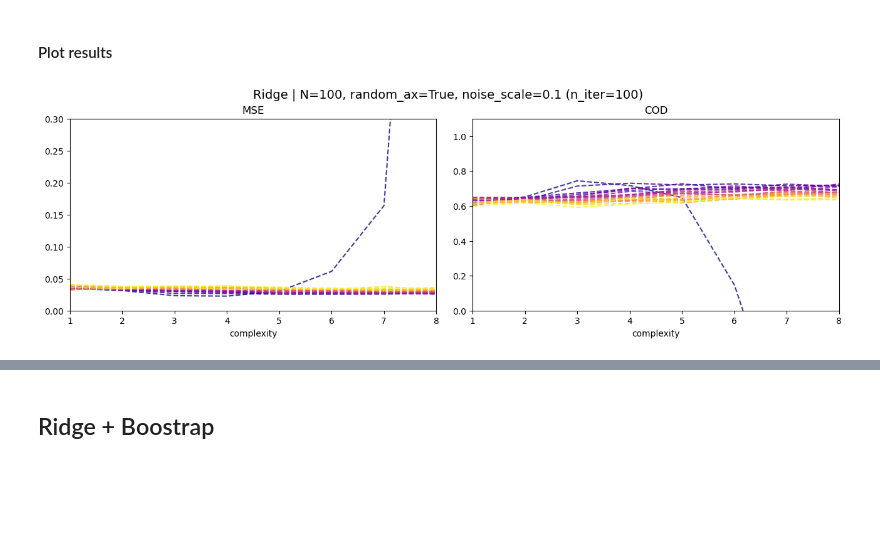
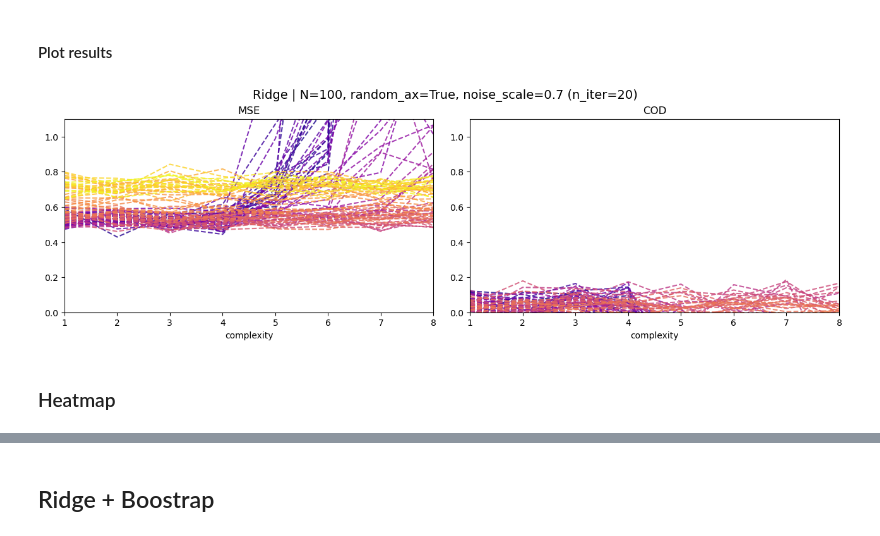
Before and after one commit to iKiru-hub/compML, a Jupyter notebook: Untitled1.ipynb, the cells around one changed output, grey strips where cells are left out. Cells and saved outputs as stored; diff of their text form; code cells hidden in the pictures; blank space fills up the shorter version.

Commit message:
heatmap lasso

```diff
--- a/Untitled1.ipynb
+++ b/Untitled1.ipynb
@@ -504,9 +595,9 @@ DATA
 # %% [markdown]
 SETTINGS
 # %%
-nb_lambdas = 10
-lambdas = np.linspace(0, 1, nb_lambdas)
-degrees = range(1, 20)
+nb_lambdas = 100
+lambdas = np.linspace(0, 2, nb_lambdas)
+degrees = range(1, 9)
 # %% [markdown]
 RUN
 # %%
@@ -588,7 +679,7 @@ for i, l in enumerate(lambdas):
     axs[0].plot(degrees, record['mse_test'][i, :], '--', color=colors[i], label=f"Test $\lambda$={l:.1f}", alpha=alpha)
     axs[0].set_title(f"MSE")
     axs[0].set_xlabel('complexity')
-    axs[0].legend(loc='upper left', fontsize=7)
+    #axs[0].legend(loc='upper left', fontsize=7)
     axs[0].set_xticks(degrees)
     axs[0].grid()
 
@@ -597,7 +688,7 @@ for i, l in enumerate(lambdas):
 
     axs[1].set_title(f"COD")
     axs[1].set_xlabel('complexity')
-    axs[1].legend(loc='upper left', fontsize=7)
+    #axs[1].legend(loc='upper left', fontsize=7)
     axs[1].set_xticks(degrees)
     axs[1].grid()
 
@@ -616,15 +707,16 @@ DATA
 # %%
 N = 100
 random_ax = True
-noise_scale = 0.1
+noise_scale = 0.7
 (x, y, z), (xm, ym, zm) = u.generate_data(N=N, random_ax=random_ax, noise_scale=noise_scale)
 # %% [markdown]
 SETTINGS
 # %%
-n_iter = 100
-nb_lambdas = 20
-lambdas = np.linspace(0, 1, nb_lambdas)
-degrees = range(1, 20)
+n_iter = 20
+nb_lambdas = 100
+#lambdas = np.linspace(0, 1, nb_lambdas)
+lambdas = np.logspace(-12, 7, nb_lambdas)
+degrees = range(1, 11)
 # %% [markdown]
 RUN
 # %%
@@ -711,32 +803,34 @@ colors = plt.cm.plasma(np.linspace(0, 1, nb_lambdas))
 
 # figure
 fig, axs = plt.subplots(1, 2, figsize=(13, 4), sharex=True)
 fig.suptitle(f'Ridge | {N=}, {random_ax=}, {noise_scale=} ({n_iter=})', fontsize=14)
 fig.tight_layout(h_pad=2)
 
 for i, l in enumerate(lambdas):
     #axs[0].plot(degrees, tot_record['mse_train'][i, :], '-', color=colors[i], alpha=alpha, label=f"Train $\lambda$={l:.1f}")
     axs[0].plot(degrees, tot_record['mse_test'][i, :], '--', color=colors[i], label=f"Test $\lambda$={l:.1f}", alpha=alpha)
     axs[0].set_title(f"MSE")
     axs[0].set_xlabel('complexity')
     #axs[0].legend(loc='upper left', fontsize=7)
     axs[0].set_xticks(degrees)
     axs[0].grid()
 
     #axs[1].plot(degrees, tot_record['cod_train'][i, :], '-', color=colors[i], alpha=alpha, label=f"Train $\lambda$={l:.1f}")
     axs[1].plot(degrees, tot_record['cod_test'][i, :], '--', color=colors[i], label=f"Test $\lambda$={l:.1f}", alpha=alpha)
 
     axs[1].set_title(f"COD")
     axs[1].set_xlabel('complexity')
     #axs[1].legend(loc='upper left', fontsize=7)
     axs[1].set_xticks(degrees)
     axs[1].grid()
 
-axs[0].set_ylim(0., 0.3)
+axs[0].set_ylim(0., 1.1)
 axs[1].set_ylim(0, 1.1)
 
 axs[0].set_xlim(1, 8)
 axs[1].set_xlim(1, 8)
 plt.show()
 # %% [output]
-[figure, old version]
+[figure, new version]
+# %% [markdown]
+### Heatmap
```
Also changed, not shown: parts of 15 cells of this notebook.
